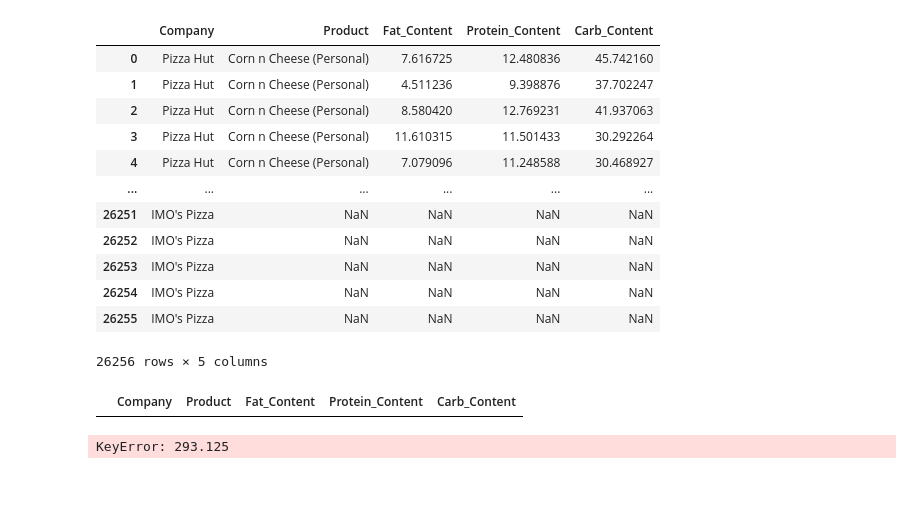
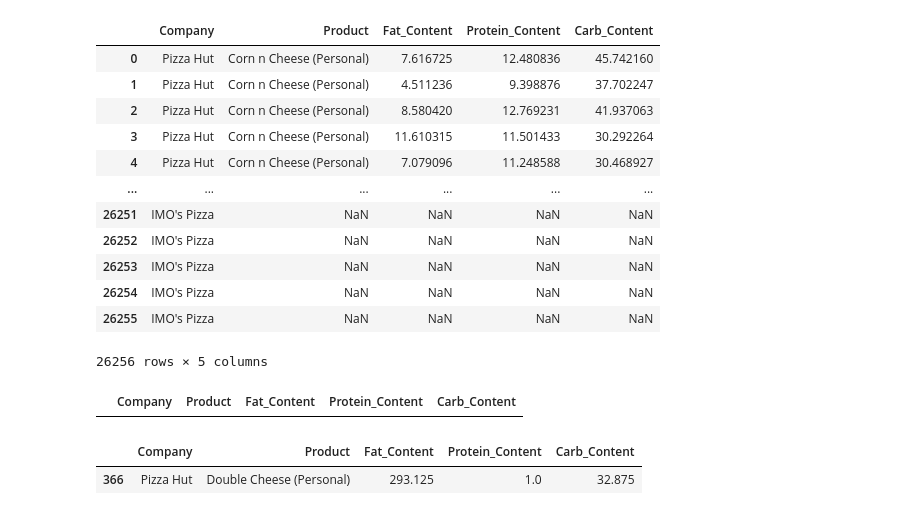
Before and after one commit to athiaq/United_States_Food_Data, a Jupyter notebook: Phil/FastFood-Phil.ipynb, the cells around one changed output. Drawn from its saved outputs; the diff is of its cells as text; code cells hidden in the pictures; blank space fills up the shorter version.

```diff
--- a/Phil/FastFood-Phil.ipynb
+++ b/Phil/FastFood-Phil.ipynb
@@ -168,6 +187,7 @@ diet_df
 # %% [output]
 |  | Company | Product | Fat_Content | Protein_Content | Carb_Content |
 # %%
-keto_df.loc[keto_df["Fat_Content"].max()]
+keto_df.loc[keto_df["Fat_Content"] == keto_df["Fat_Content"].max()]
 # %% [output]
-KeyError: 293.125
+|  | Company | Product | Fat_Content | Protein_Content | Carb_Content |
+| 366 | Pizza Hut | Double Cheese (Personal) | 293.125 | 1.0 | 32.875 |
```
Also changed, not shown: parts of 7 cells of this notebook.
